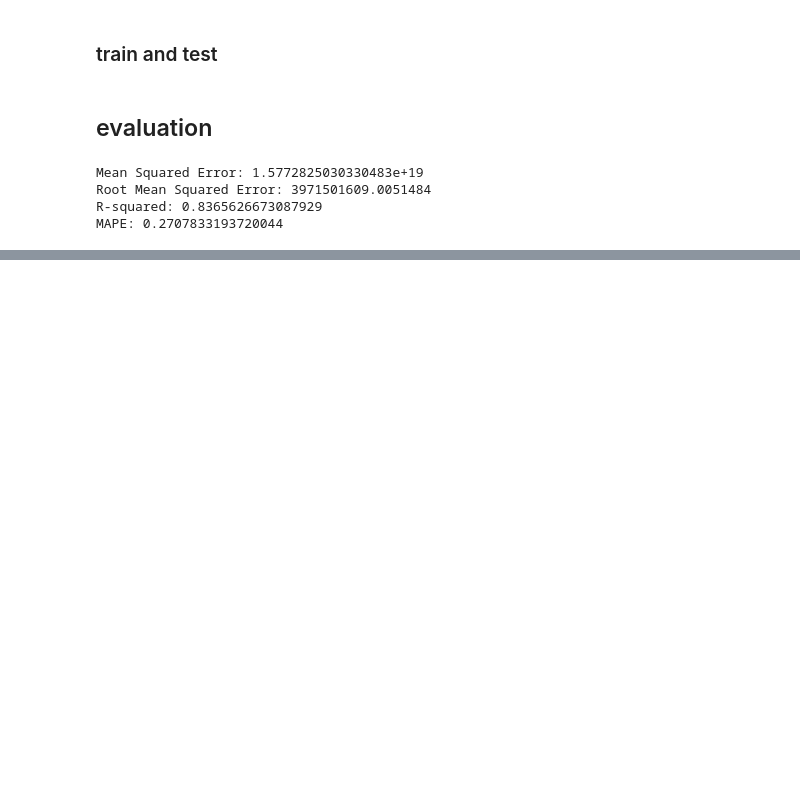
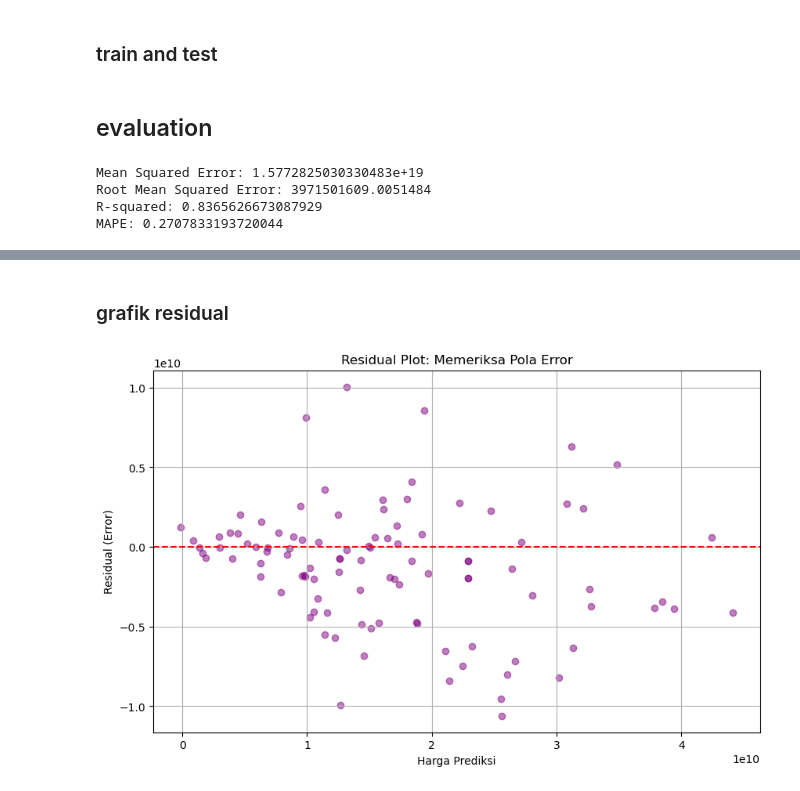
Before and after one commit to Dimassaputra5/Metode-Numerik, a Jupyter notebook: code/code.ipynb, the cells around one changed output, grey strips where cells are left out. Cells and saved outputs as stored; diff of their text form; code cells hidden in the pictures; blank space fills up the shorter version.

```diff
--- a/code/code.ipynb
+++ b/code/code.ipynb
@@ -272,0 +295,17 @@ MAPE: 0.2707833193720044
+# %% [markdown]
+### grafik residual
+# %%
+residuals = y_test - y_pred
+
+plt.figure(figsize=(10, 6))
+plt.scatter(y_pred, residuals, color='purple', alpha=0.5)
+plt.axhline(y=0, color='red', linestyle='--') # Garis error 0
+
+plt.xlabel('Harga Prediksi')
+plt.ylabel('Residual (Error)')
+plt.title('Residual Plot: Memeriksa Pola Error')
+plt.grid(True)
+plt.show()
+# plt.savefig('residual_plot.png')
+# %% [output]
+[figure, added]
```
Also changed, not shown: parts of 7 cells of this notebook, 9 other files.
